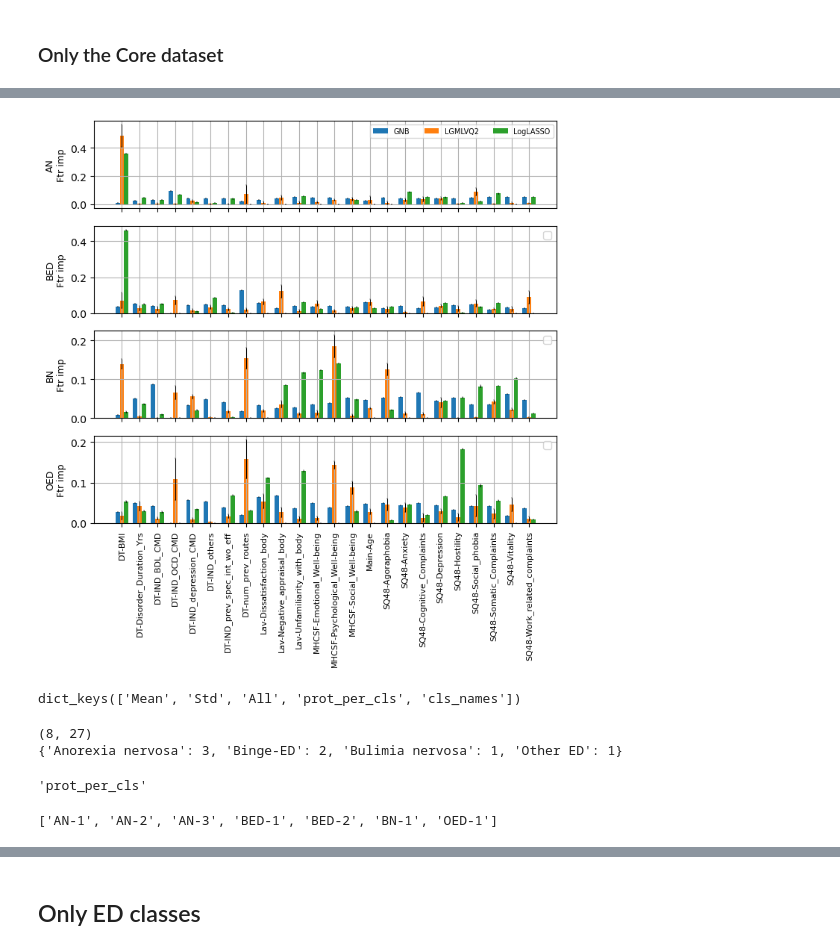
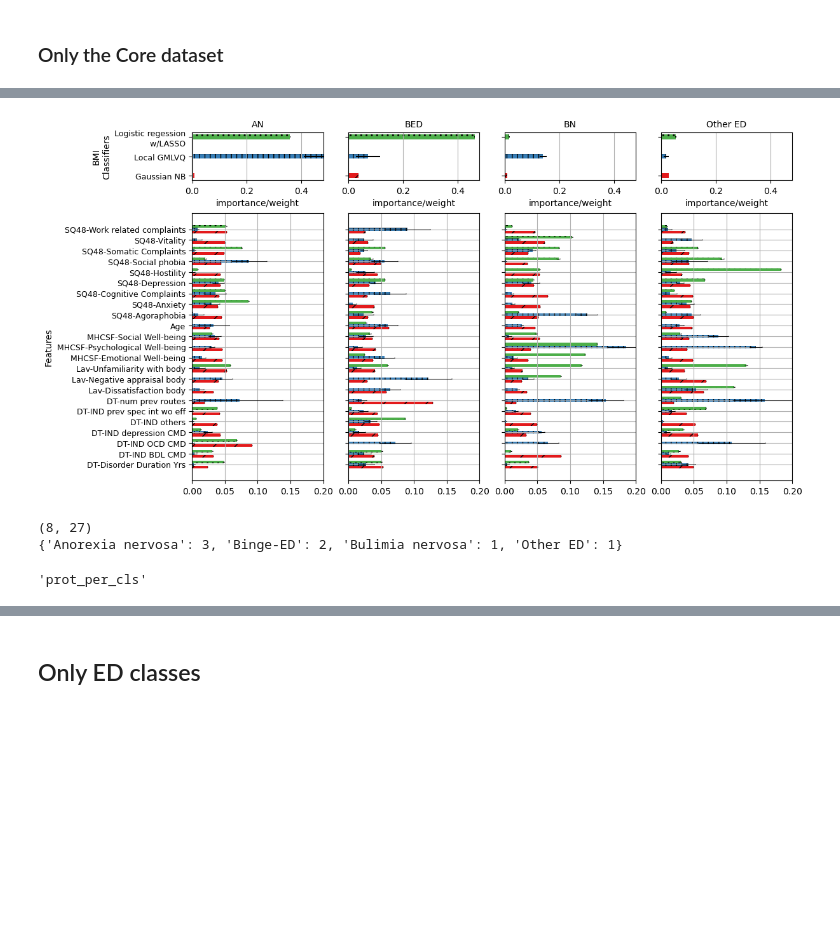
Before and after one commit to SrGh31/ED-profiling, a Jupyter notebook: Prediction_EDTypes_Severity.ipynb, the cells around one changed output, grey strips where cells are left out. Cells and saved outputs as stored; diff of their text form; code cells hidden in the pictures; blank space fills up the shorter version.

```diff
--- a/Prediction_EDTypes_Severity.ipynb
+++ b/Prediction_EDTypes_Severity.ipynb
@@ -462,44 +554,63 @@ fig.savefig('figs/PNGs/classification/FIMP1_%s.png'%exp_name, bbox_inches='tight
 # %%
 select_keys2=['GNB','LGMLVQ2', 'LogLASSO']
-Cls_dict=dict(zip(fimp_all_exps[choice]['GNB']['cls_names'], ['AN','BED','BN', 'OED', 'Others']))
-fs=9
-ind = np.arange(len(adapted_combo_cols))  # the x locations for the groups
-width = 0.25  # the width of the bars
-#shifts=[-0.48, -0.33,-0.167, 0.167,0.33,0.48]
+classifier_names=['Gaussian NB','Local GMLVQ', 'Logistic regession\n w/LASSO']
+Cls_dict=dict(zip(fimp_all_exps[choice]['GNB']['cls_names'], ['AN','BED','BN', 'Other ED', 'Others']))
+bar_width = 0.25  # the width of the bars#shifts=[-0.48, -0.33,-0.167, 0.167,0.33,0.48]
 shifts=[-0.25,0.0,0.25]
-fig1, ax1 = plt.subplots(nclasses,1, figsize=(8,7), sharex=True)
+ind2=ind[1:4]#fig1, ax1 = plt.subplots(nclasses,1, figsize=(8,7), sharex=True)
+fig1 = plt.figure(constrained_layout=True, figsize=(12,6))
+heights, widths, ax1, ax11 =[0.18,1],np.ones(nclasses),[],[]
+spec = fig1.add_gridspec(ncols=nclasses, nrows=2, width_ratios=widths, height_ratios=heights)
+for colnum in range(nclasses):
+    ax1.append(fig1.add_subplot(spec[1,colnum]))
+    ax11.append(fig1.add_subplot(spec[0,colnum]))
 rects_all={}
 #fimp_all['GNB']['C1']
+fimp_tabulate_cw={}
 for cls in range(0, nclasses):
     for idx,key in enumerate(select_keys2):
         clsName=fimp_all_exps[choice][key]['cls_names'][cls]#pipeClassifiers_all[key][0][key].classes_[cls]
         bardata, err=np.mean(fimp_all[key]['C%d'%(cls+1)]['All'], axis=0), np.std(fimp_all[key]['C%d'%(cls+1)]['All'], axis=0)
-        rects_all[key] = ax1[cls].bar(ind +shifts[idx], bardata, width, yerr=err, label=key,
+        rects_all[key] = ax1[cls].barh(ind +shifts[idx], bardata[1:], height=bar_width, xerr=err[1:], label=key, color=colors[idx],hatch=patterns[idx],
                            error_kw=dict(lw=0.75, capsize=0.5, capthick=0.3))
+        mean_err=(np.column_stack((bardata, err))).flatten()
+        fimp_tabulate_cw[key+'-'+Cls_dict[clsName]]=mean_err
+        ax11[cls].barh(idx, bardata[0], height=bar_width, xerr=err[0],  color=colors[idx],hatch=patterns[idx])
 # Add some text for labels, title and custom x-axis tick labels, etc.
-    ax1[cls].set_ylabel('%s\nFtr imp'%Cls_dict[clsName], fontsize=fs)
+    axis_intervals=np.arange(0,0.2,0.05)
+    ax1[cls].set_xticks(axis_intervals, minor=True)
     ax1[cls].grid()
-    if cls==nclasses-1:
-        ax1[cls].set_xticks(ind)
-        ax1[cls].set_xticklabels(adapted_combo_cols, rotation=90, fontsize=fs-1)
+    ax11[cls].grid(axis='x')
+    ax11[cls].set_title('%s'%Cls_dict[clsName], fontsize=fs)
+    ax11[cls].set_xlabel('importance/weight', fontsize=fs)
+    ax1[cls].set_xlim(0,0.2)
+    ax11[cls].set_xlim(-0.001,0.48)
+    ax1[cls].set_yticks(ind)
+    if cls==0:
+        ax1[cls].set_yticklabels(show_col_names[1:], rotation=0, fontsize=fs-1)
+        ax1[cls].set_ylabel('Features', fontsize=fs)
     else:
-        ax1[cls].set_xticklabels([])
-    if cls==0:
-        ax1[cls].legend(fontsize=fs-2, loc='upper right', ncol=3)
-    else:
-        ax1[cls].legend('')
+        ax1[cls].set_yticklabels([])
+        ax11[cls].set_yticklabels([])
+    #if cls==0:
+    #    ax1[cls].legend(fontsize=fs-2, loc='upper right', ncol=3)
+    #else:
+    #    ax1[cls].legend('')
+ax11[0].set_yticks(np.arange(0, len(select_keys2)))
+ax11[0].set_yticklabels(classifier_names, rotation=0, fontsize=fs-1)
+ax11[0].set_ylabel('BMI\nClassifiers', fontsize=fs)
+fimp_tabulate_cw=pd.DataFrame.from_dict(data=fimp_tabulate_cw).T
+fimp_tabulate_cw.columns=res_df_colname
 fig.suptitle(exp_name, fontsize=fs)
 fig.tight_layout()
 plt.show()
-fig1.savefig('figs/PDFs/classification/FIMP2_%s.pdf'%exp_name, bbox_inches='tight', transparent=False,\
+fig1.savefig('figs/PDFs/classification/FIMP2_%s_vert.pdf'%exp_name, bbox_inches='tight', transparent=False,\
                pad_inches=0.01)
-fig1.savefig('figs/PNGs/classification/FIMP2_%s.png'%exp_name, bbox_inches='tight', transparent=False,\
+fig1.savefig('figs/PNGs/classification/FIMP2_%s_vert.png'%exp_name, bbox_inches='tight', transparent=False,\
                pad_inches=0.01)
 # %% [output]
-[figure, old version]
+[figure, new version]
 # %%
-pipeClassifiers_all.keys()
-prots_lvq_all[choice]['GMLVQ'].keys()
+fimp_tabulate_all=pd.concat([fimp_tabulate, fimp_tabulate_cw])
+fimp_tabulate_all.to_csv('tabs/Feature_wgt_imp_%s.csv'%exp_name, sep='\t', decimal='.', index=False)
-# %% [output]
-dict_keys(['Mean', 'Std', 'All', 'prot_per_cls', 'cls_names'])
 # %%
@@ -519,10 +630,6 @@ print(Prot_dict)
 (8, 27)
 {'Anorexia nervosa': 3, 'Binge-ED': 2, 'Bulimia nervosa': 1, 'Other ED': 1}
 'prot_per_cls'
-# %%
-prot_cls
-# %% [output]
-['AN-1', 'AN-2', 'AN-3', 'BED-1', 'BED-2', 'BN-1', 'OED-1']
 # %%
 ind, nprots = np.arange(len(adapted_combo_cols)), np.sum(prots_lvq_all[choice]['GMLVQ']['prot_per_cls'])
 width = 0.25  # the width of the bars
```
Also changed, not shown: parts of 13 cells of this notebook, 57 other files.
